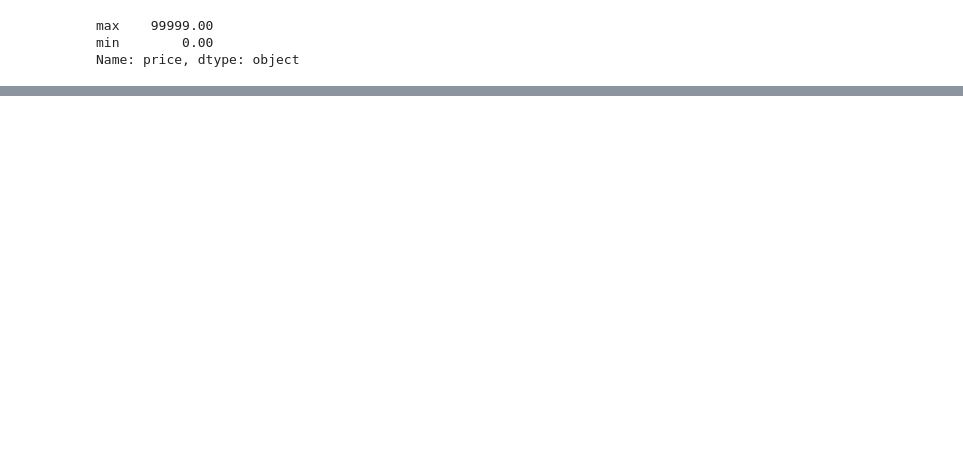
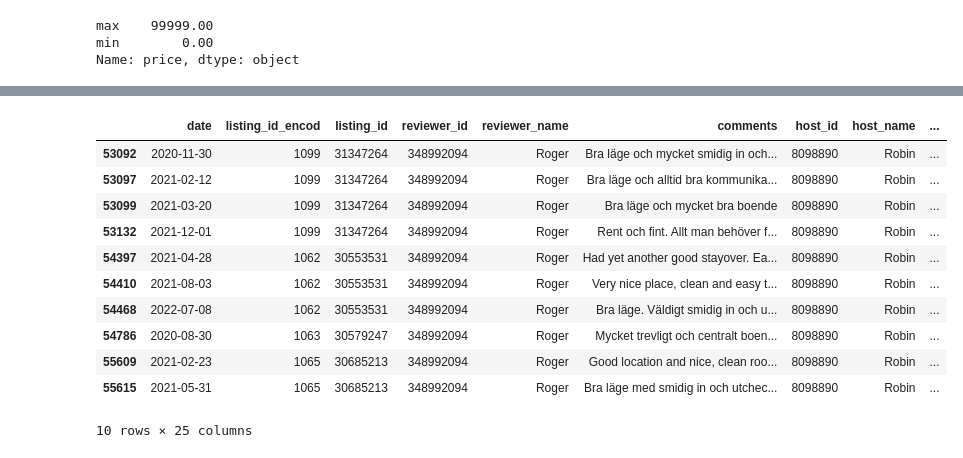
Before and after one commit to TanjaDS/Examensarbete_Airbnb, a Jupyter notebook: transformation_and_EDA/data_cleaning.ipynb, the cells around one changed output, grey strips where cells are left out. Cells and saved outputs as stored; diff of their text form; code cells hidden in the pictures; blank space fills up the shorter version.

Commit message:
cleaning is ready

```diff
--- a/transformation_and_EDA/data_cleaning.ipynb
+++ b/transformation_and_EDA/data_cleaning.ipynb
@@ -341,0 +135,3 @@ df_listing[df_listing['host_name'].str.contains('Clara') == True]
+# %%
+le = LabelEncoder()
+df_host_reviews['listing_id_encod'] = le.fit_transform(df_host_reviews['listing_id'])
@@ -341,0 +177,2 @@ df_listing[df_listing['host_name'].str.contains('Clara') == True]
+# %%
+df_host_reviews.dropna(subset=['comments'], inplace=True)
@@ -341,0 +194,15 @@ df_listing[df_listing['host_name'].str.contains('Clara') == True]
+# %%
+df_host_reviews.query('reviewer_id == 348992094').head(10)
+# %% [output]
+|  | date | listing_id_encod | listing_id | reviewer_id | reviewer_name | comments | host_id | host_name | ... |
+| 53092 | 2020-11-30 | 1099 | 31347264 | 348992094 | Roger | Bra läge och mycket smidig in och... | 8098890 | Robin | ... |
+| 53097 | 2021-02-12 | 1099 | 31347264 | 348992094 | Roger | Bra läge och alltid bra kommunika... | 8098890 | Robin | ... |
+| 53099 | 2021-03-20 | 1099 | 31347264 | 348992094 | Roger | Bra läge och mycket bra boende | 8098890 | Robin | ... |
+| 53132 | 2021-12-01 | 1099 | 31347264 | 348992094 | Roger | Rent och fint. Allt man behöver f... | 8098890 | Robin | ... |
+| 54397 | 2021-04-28 | 1062 | 30553531 | 348992094 | Roger | Had yet another good stayover. Ea... | 8098890 | Robin | ... |
+| 54410 | 2021-08-03 | 1062 | 30553531 | 348992094 | Roger | Very nice place, clean and easy t... | 8098890 | Robin | ... |
+| 54468 | 2022-07-08 | 1062 | 30553531 | 348992094 | Roger | Bra läge. Väldigt smidig in och u... | 8098890 | Robin | ... |
+| 54786 | 2020-08-30 | 1063 | 30579247 | 348992094 | Roger | Mycket trevligt och centralt boen... | 8098890 | Robin | ... |
+| 55609 | 2021-02-23 | 1065 | 30685213 | 348992094 | Roger | Good location and nice, clean roo... | 8098890 | Robin | ... |
+| 55615 | 2021-05-31 | 1065 | 30685213 | 348992094 | Roger | Bra läge med smidig in och utchec... | 8098890 | Robin | ... |
+10 rows × 25 columns
```
Also changed, not shown: parts of 58 cells of this notebook, 5 other files.
